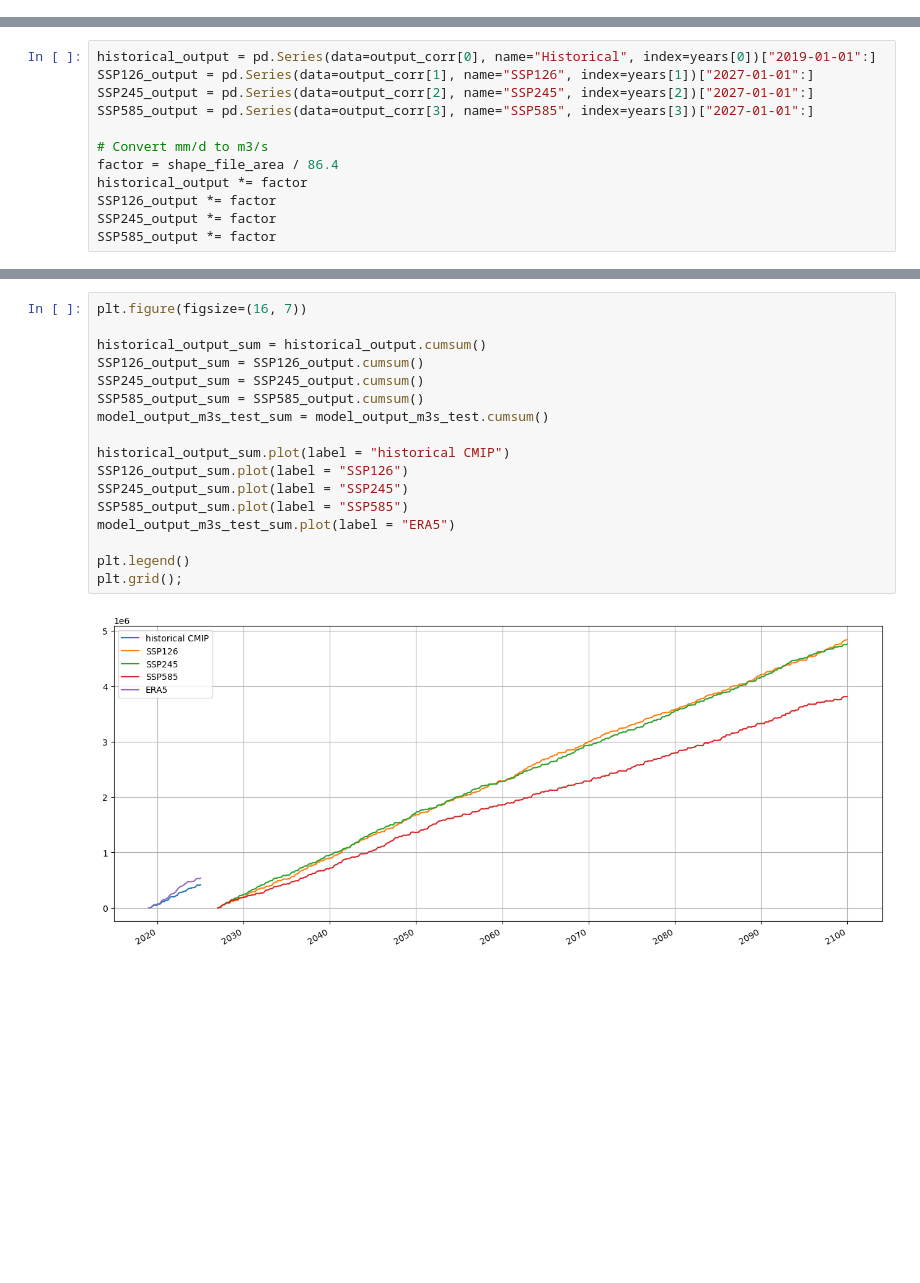
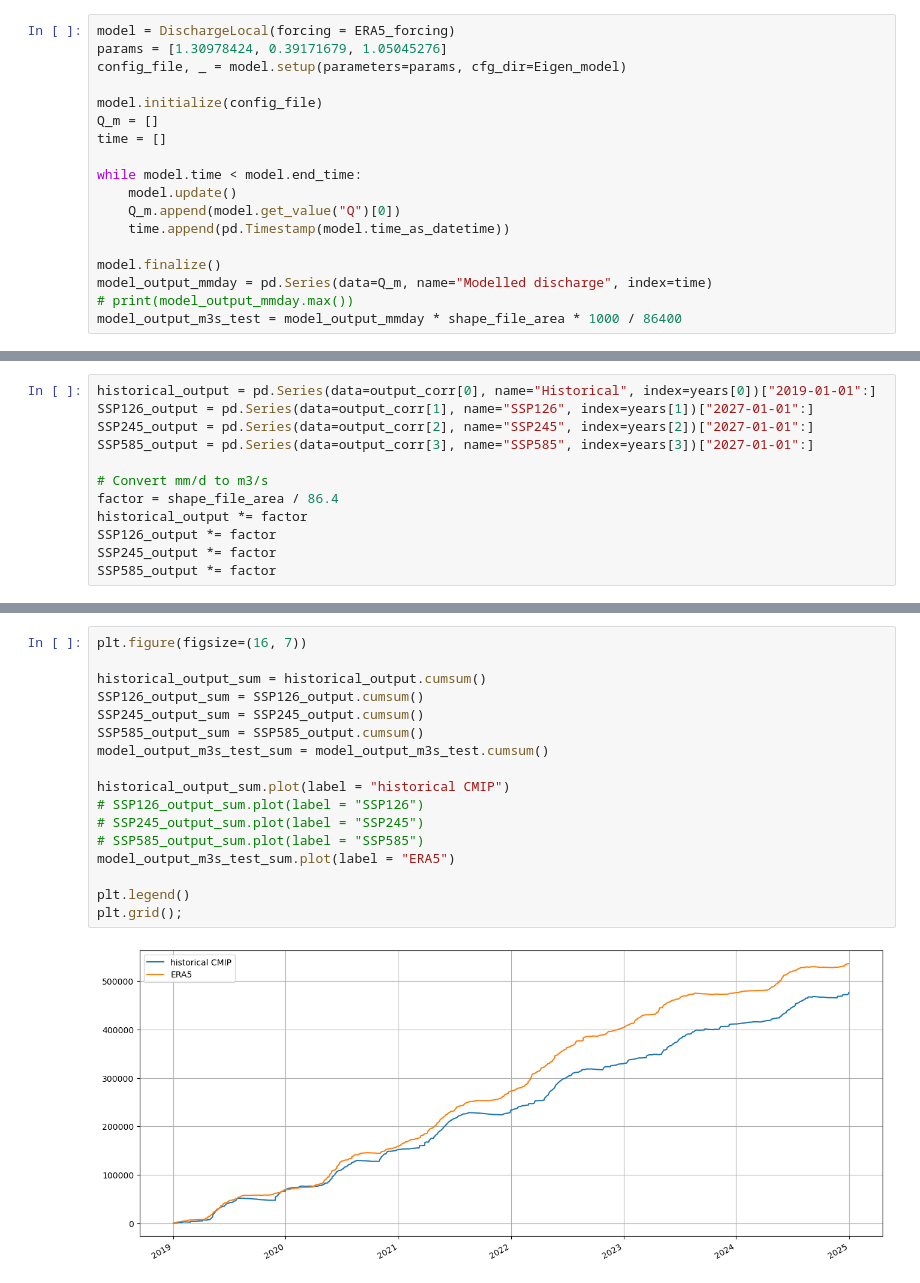
Before and after one commit to eWaterCycle/projects, a Jupyter notebook: Suriname_Model/Future_analysis.ipynb, the cells around one changed output, grey strips where cells are left out. Drawn from its saved outputs; the diff is of its cells as text; blank space fills up the shorter version.

Commit message:
CMIP data afgerond, droogte detectie functie begonnen

```diff
--- a/Suriname_Model/Future_analysis.ipynb
+++ b/Suriname_Model/Future_analysis.ipynb
@@ -100,3 +121,21 @@ prec = ERA5_forcing.to_xarray()["pr"] #units: kg m^-2 s^-1 = mm/s, gesampled per
+# %%
+model = DischargeLocal(forcing = ERA5_forcing)
+params = [1.30978424, 0.39171679, 1.05045276]
+config_file, _ = model.setup(parameters=params, cfg_dir=Eigen_model)
+
+model.initialize(config_file)
+Q_m = []
+time = []
+
+while model.time < model.end_time:
+    model.update()
+    Q_m.append(model.get_value("Q")[0])
+    time.append(pd.Timestamp(model.time_as_datetime))
+
+model.finalize()
+model_output_mmday = pd.Series(data=Q_m, name="Modelled discharge", index=time)
+# print(model_output_mmday.max())
+model_output_m3s_test = model_output_mmday * shape_file_area * 1000 / 86400
 # %%
 print(HIST)
 print(SSP126)
@@ -436,19 +593,19 @@ plt.grid();
 # %%
 plt.figure(figsize=(16, 7))
 
 historical_output_sum = historical_output.cumsum()
 SSP126_output_sum = SSP126_output.cumsum()
 SSP245_output_sum = SSP245_output.cumsum()
 SSP585_output_sum = SSP585_output.cumsum()
 model_output_m3s_test_sum = model_output_m3s_test.cumsum()
 
 historical_output_sum.plot(label = "historical CMIP")
-SSP126_output_sum.plot(label = "SSP126")
-SSP245_output_sum.plot(label = "SSP245")
-SSP585_output_sum.plot(label = "SSP585")
+# SSP126_output_sum.plot(label = "SSP126")
+# SSP245_output_sum.plot(label = "SSP245")
+# SSP585_output_sum.plot(label = "SSP585")
 model_output_m3s_test_sum.plot(label = "ERA5")
 
 plt.legend()
 plt.grid();
 # %% [output]
-[figure, old version]
+[figure, new version]
```
Also changed, not shown: parts of 29 cells of this notebook, 1 other file.
